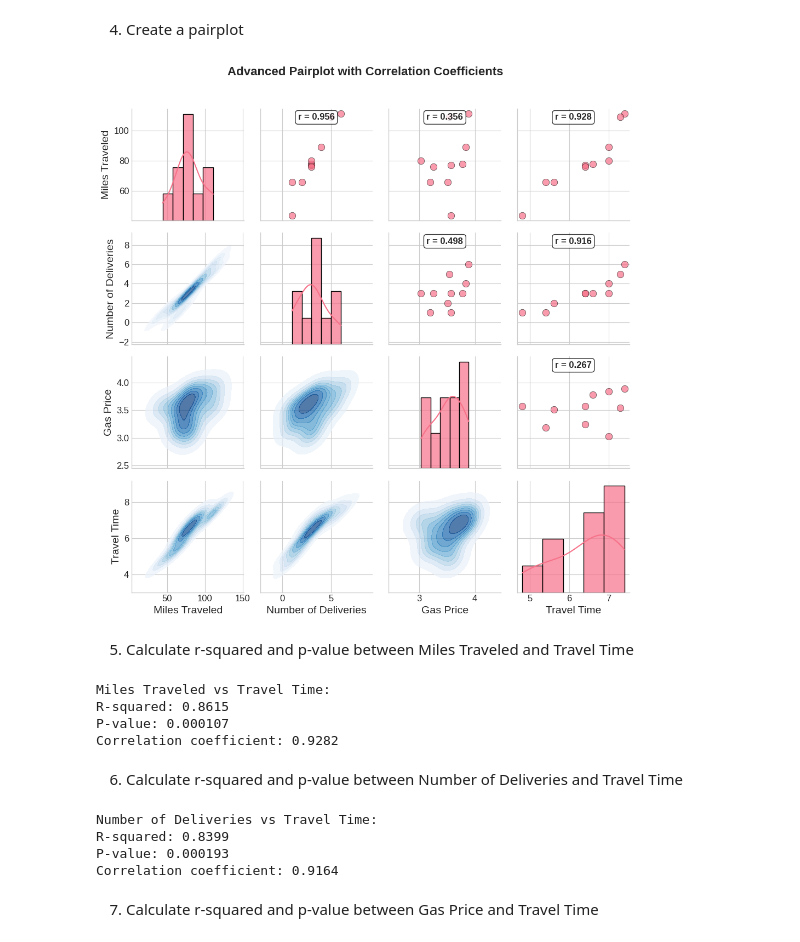
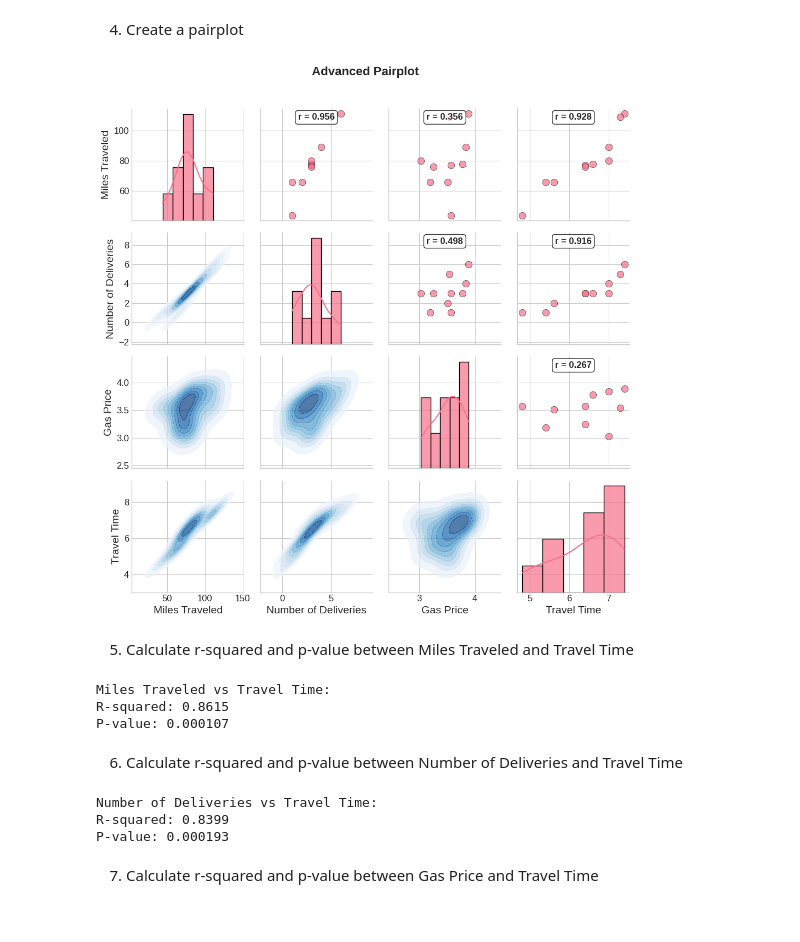
Before and after one commit to flexycode/CCMACLRL_EXERCISES_COM231ML, a Jupyter notebook: Lab/Lab-Exercise-2B/Exercise2B-R-squared.ipynb, the cells around one changed output. Cells and saved outputs as stored; diff of their text form; code cells hidden in the pictures.

```diff
--- a/Lab/Lab-Exercise-2B/Exercise2B-R-squared.ipynb
+++ b/Lab/Lab-Exercise-2B/Exercise2B-R-squared.ipynb
@@ -129,26 +131,26 @@ plt.show()
 # %% [markdown]
 4. Create a pairplot
 # %%
-# Create advanced pairplot with multiple visualization types
+# Advanced pairplot with multiple visualization types
 g = sns.PairGrid(df, diag_sharey=False)
 g.map_upper(sns.scatterplot, s=80, alpha=0.7, edgecolor='black', linewidth=0.5)
 g.map_lower(sns.kdeplot, fill=True, cmap='Blues', alpha=0.7)
 g.map_diag(sns.histplot, kde=True, alpha=0.7, edgecolor='black')
 
 # Add correlation coefficients to upper triangle
 for i, j in zip(*np.triu_indices_from(g.axes, 1)):
     corr = df.iloc[:, j].corr(df.iloc[:, i])
     g.axes[i, j].annotate(f'r = {corr:.3f}',
                          xy=(0.5, 0.9), xycoords='axes fraction',
                          ha='center', fontweight='bold',
                          bbox=dict(boxstyle="round,pad=0.3", facecolor="white", alpha=0.8))
 
-g.fig.suptitle('Advanced Pairplot with Correlation Coefficients',
+g.fig.suptitle('Advanced Pairplot',
                fontsize=16, fontweight='bold', y=1.02)
 plt.tight_layout()
 plt.show()
 # %% [output]
-[figure, old version]
+[figure, new version]
 # %% [markdown]
 5. Calculate r-squared and p-value between Miles Traveled and Travel Time
 # %%
@@ -158,12 +160,10 @@ r_squared = corr ** 2
 print(f"Miles Traveled vs Travel Time:")
 print(f"R-squared: {r_squared:.4f}")
 print(f"P-value: {p_val:.6f}")
-print(f"Correlation coefficient: {corr:.4f}")
 # %% [output]
 Miles Traveled vs Travel Time:
 R-squared: 0.8615
 P-value: 0.000107
-Correlation coefficient: 0.9282
 # %% [markdown]
 6. Calculate r-squared and p-value between Number of Deliveries and Travel Time
 # %%
@@ -173,12 +173,10 @@ r_squared = corr ** 2
 print(f"Number of Deliveries vs Travel Time:")
 print(f"R-squared: {r_squared:.4f}")
 print(f"P-value: {p_val:.6f}")
-print(f"Correlation coefficient: {corr:.4f}")
 # %% [output]
 Number of Deliveries vs Travel Time:
 R-squared: 0.8399
 P-value: 0.000193
-Correlation coefficient: 0.9164
 # %% [markdown]
 7. Calculate r-squared and p-value between Gas Price and Travel Time
 # %%
```
Also changed, not shown: parts of 7 cells of this notebook.
